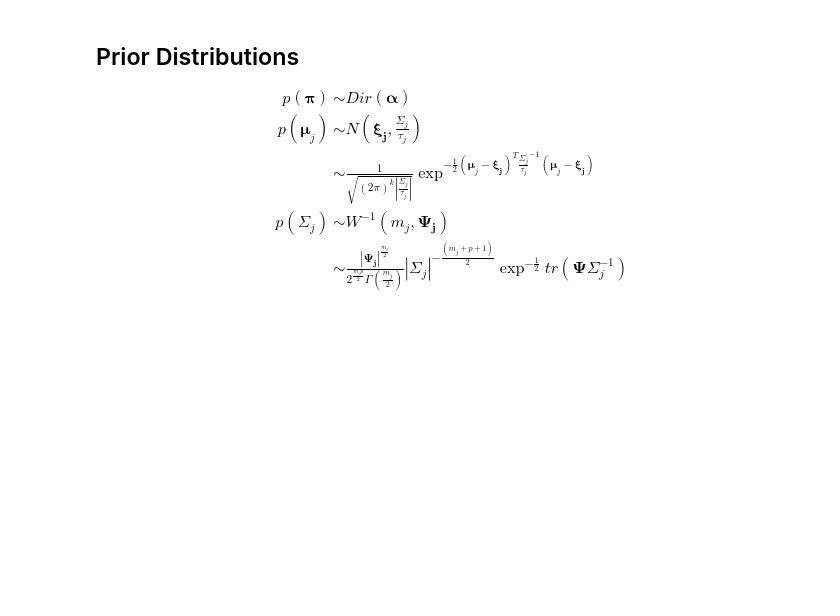
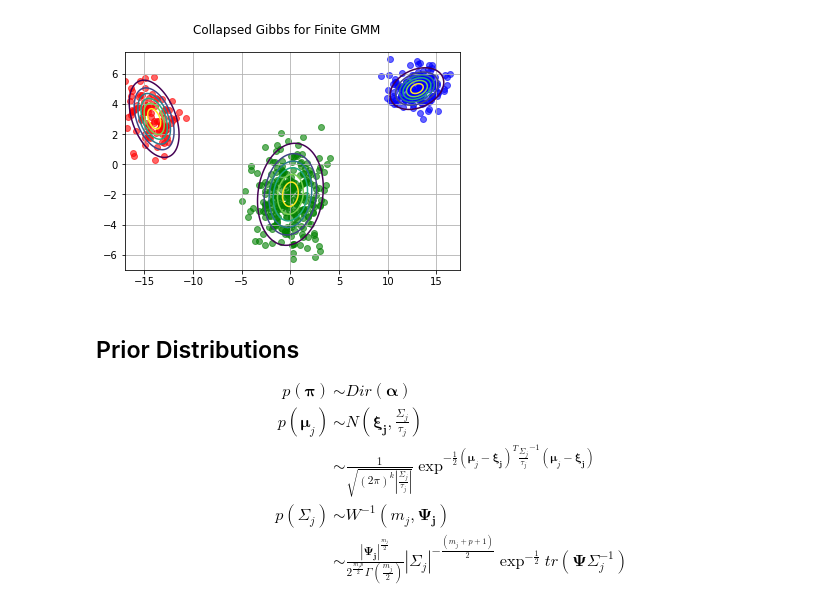
Before and after one commit to blazickjp/Research, a Jupyter notebook: kdim_mvGMM.ipynb, the cells around one changed output. Cells and saved outputs as stored; diff of their text form; code cells hidden in the pictures; blank space fills up the shorter version.

```diff
--- a/kdim_mvGMM.ipynb
+++ b/kdim_mvGMM.ipynb
@@ -110,6 +117,5 @@ def collapsed_gibbs_IGMM(data, a, v, K, iters = 500):
 # %%
 data, z = data_gen(mu, cov, phi, 500)
-x, y = np.mgrid[-7:7.5:.1, -7:7.5:.1]
+x, y = np.mgrid[-17:17.5:.1, -7:7.5:.1]
 pos = np.dstack((x,y))
-# data = (data - np.mean(data,axis=0)) / np.std(data)
 # %%
@@ -134,15 +153,17 @@ df
 # %%
 fig, ax = plt.subplots()
 cols = ["red", "blue", "green"]
 for i, v in enumerate(cols):
     d2 = data[np.array(z_pred) == i,:]
     ax.scatter(d2[:,0], d2[:,1], color=v, alpha = .6)
     ax.contour(x,y, multivariate_normal(mu[i,:], cov[i,:,:]).pdf(pos), extend='both')
 
 
-fig.suptitle("K=3 Bivariate Gaussian Distributions Data")
+fig.suptitle("Collapsed Gibbs for Finite GMM")
 ax.grid()
 fig.show()
+# %% [output]
+[figure, added]
 # %% [markdown]
 ## Prior Distributions
 
```
Also changed, not shown: parts of 7 cells of this notebook, 4 other files.
